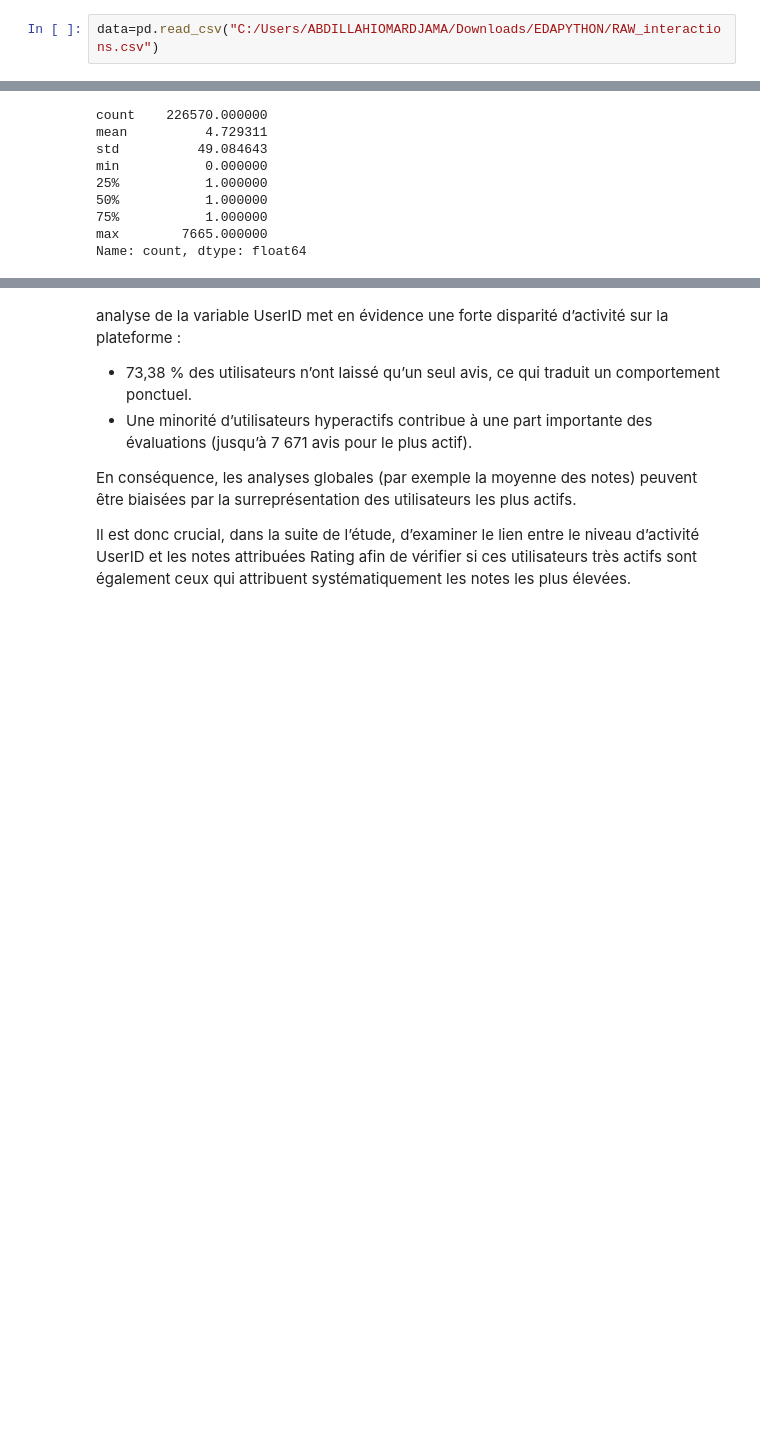
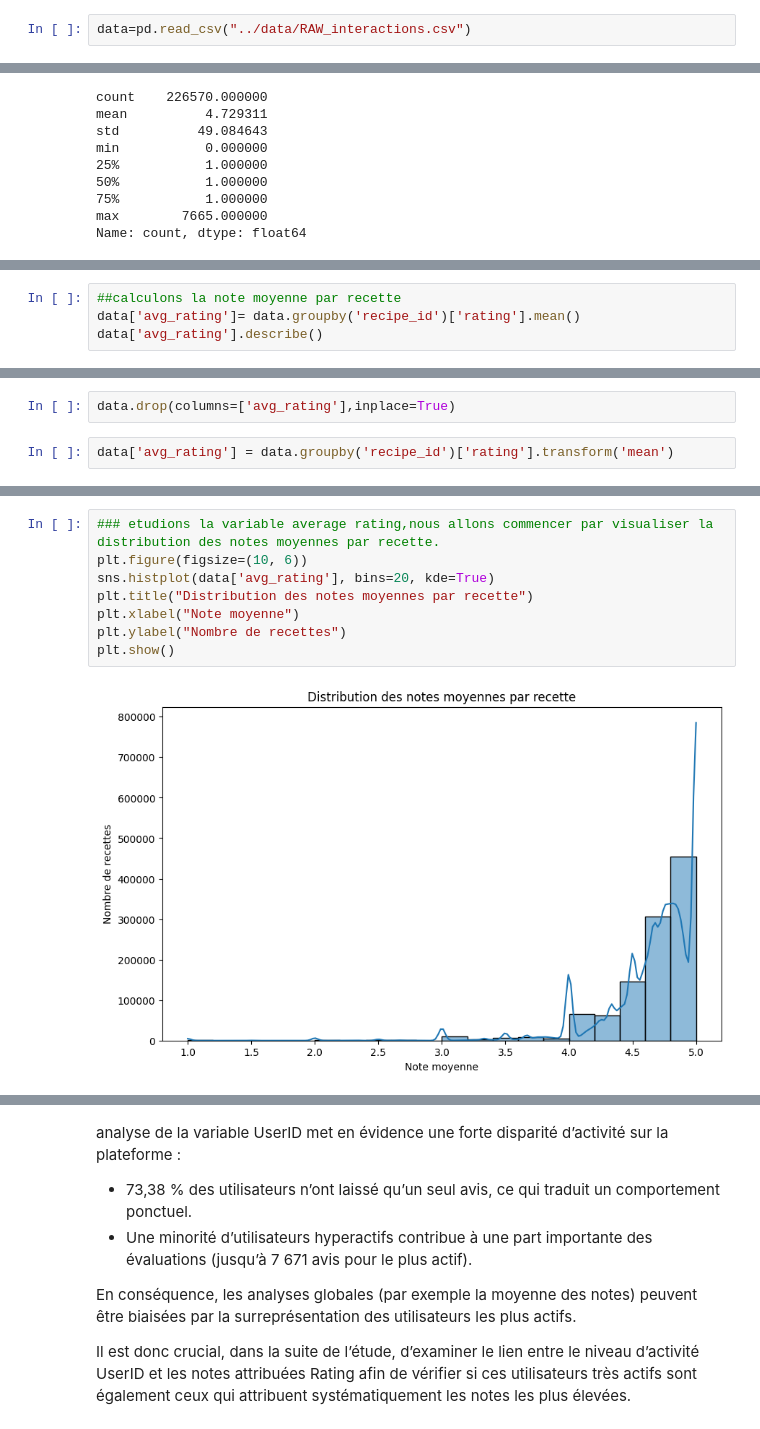
Before and after one commit to DjNaGuRo/MangeTaMain, a Jupyter notebook: notebooks/pr.ipynb, the cells around one changed output, grey strips where cells are left out. Cells and saved outputs as stored; diff of their text form; blank space fills up the shorter version.

```diff
--- a/notebooks/pr.ipynb
+++ b/notebooks/pr.ipynb
@@ -8,7 +8,7 @@ import seaborn as sns
 pd.set_option('display.max_colwidth', None)
 pd.set_option('display.max_rows', 100)  # Optionnel : limite le nombre de lignes affichées
 # %%
-data=pd.read_csv("C:/Users/ABDILLAHIOMARDJAMA/Downloads/EDAPYTHON/RAW_interactions.csv")
+data=pd.read_csv("../data/RAW_interactions.csv")
 # %% [markdown]
 Exploration initiale
 # %%
@@ -336 +326,5 @@ user_id
 Name: count, dtype: int64
+# %%
+##calculons la note moyenne par recette
+data['avg_rating']= data.groupby('recipe_id')['rating'].mean()
+data['avg_rating'].describe()
@@ -336,0 +341,4 @@ Name: count, dtype: int64
+# %%
+data.drop(columns=['avg_rating'],inplace=True)
+# %%
+data['avg_rating'] = data.groupby('recipe_id')['rating'].transform('mean')
@@ -337,3 +375,13 @@ Name: count, dtype: int64
+# %%
+### etudions la variable average rating,nous allons commencer par visualiser la distribution des notes moyennes par recette.
+plt.figure(figsize=(10, 6))
+sns.histplot(data['avg_rating'], bins=20, kde=True)
+plt.title("Distribution des notes moyennes par recette")
+plt.xlabel("Note moyenne")
+plt.ylabel("Nombre de recettes")
+plt.show()
+# %% [output]
+[figure, added]
 # %%
 data['user_id'].value_counts().head(10).plot(kind='bar')
 plt.title('Top 10 des utilisateurs avec le plus d\'interactions')
```
Also changed, not shown: parts of 16 cells of this notebook.
